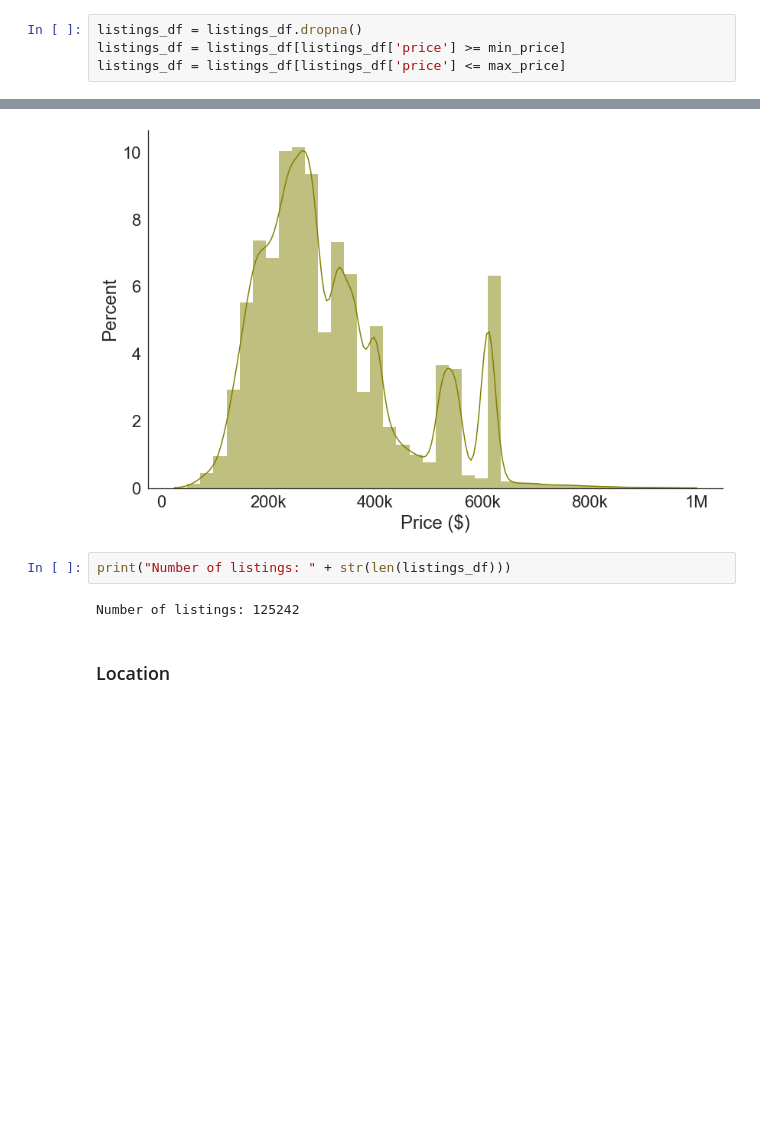
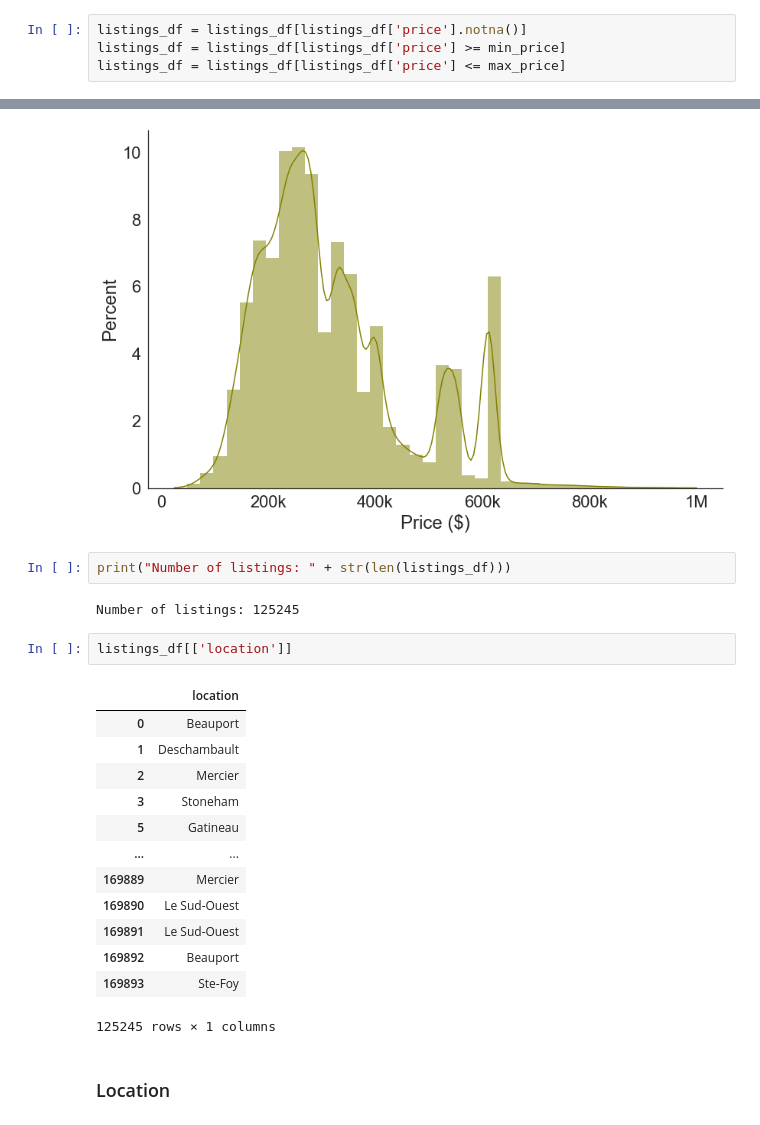
Before and after one commit to simkass/quebec-real-estate-analysis, a Jupyter notebook: notebooks/preprocessing.ipynb, the cells around one changed output, grey strips where cells are left out. Saved outputs shown, nothing was run; the diff lists cells and outputs as text; blank space fills up the shorter version.

```diff
--- a/notebooks/preprocessing.ipynb
+++ b/notebooks/preprocessing.ipynb
@@ -239,7 +239,7 @@ Remove Outliers and NaNs
 min_price = 20000
 max_price = 1000000
 # %%
-listings_df = listings_df.dropna()
+listings_df = listings_df[listings_df['price'].notna()]
 listings_df = listings_df[listings_df['price'] >= min_price]
 listings_df = listings_df[listings_df['price'] <= max_price]
 # %%
@@ -253,6 +253,22 @@ plt.savefig('./figures/preprocessing/price-hist.png', transparent=True)
 # %%
 print("Number of listings: " + str(len(listings_df)))
 # %% [output]
-Number of listings: 125242
+Number of listings: 125245
+# %%
+listings_df[['location']]
+# %% [output]
+|  | location |
+| 0 | Beauport |
+| 1 | Deschambault |
+| 2 | Mercier |
+| 3 | Stoneham |
+| 5 | Gatineau |
+| ... | ... |
+| 169889 | Mercier |
+| 169890 | Le Sud-Ouest |
+| 169891 | Le Sud-Ouest |
+| 169892 | Beauport |
+| 169893 | Ste-Foy |
+125245 rows × 1 columns
 # %% [markdown]
 ### Location
```
Also changed, not shown: parts of 4 cells of this notebook, 3 other files.
